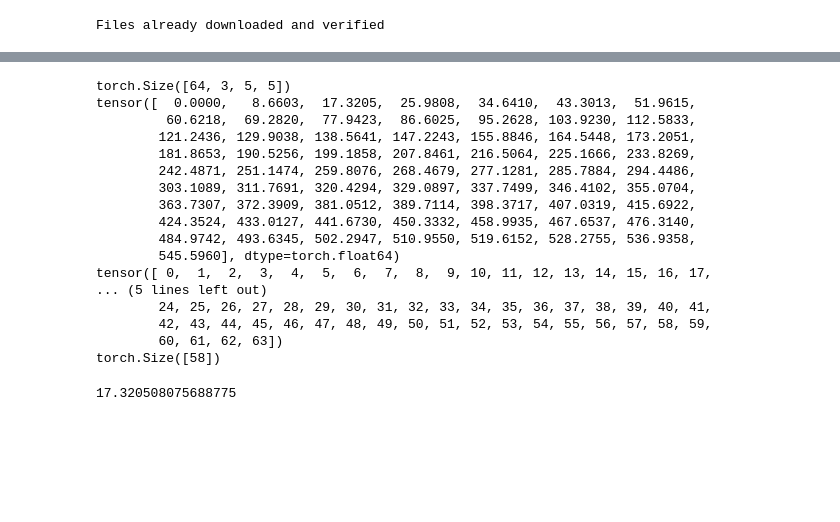
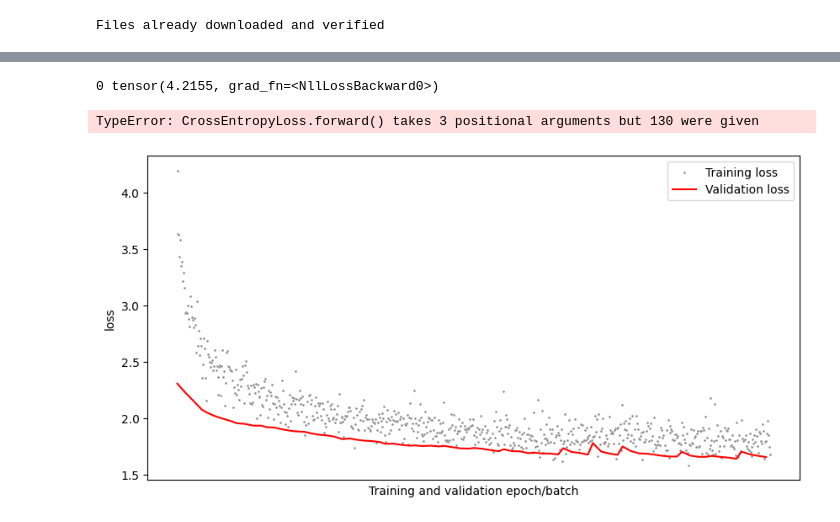
Before and after one commit to cchu70/klab_rotation, a Jupyter notebook: 06_mini_AlexNet-prune.ipynb, the cells around one changed output, grey strips where cells are left out. Saved outputs shown, nothing was run; the diff lists cells and outputs as text; code cells hidden in the pictures; blank space fills up the shorter version.

Commit message:
debugging validation loss

```diff
--- a/06_mini_AlexNet-prune.ipynb
+++ b/06_mini_AlexNet-prune.ipynb
@@ -192,39 +39,0 @@ torch.Size([64])
-# %%
-X = torch.ones(64,3,5,5) * np.arange(64).reshape(-1, 1, 1, 1)
-print(X.shape)
-# print(X)
-
-L2 = X.pow(2).sum(dim=(1, 2, 3)).pow(0.5)
-print(L2)
-sort_idx = np.argsort(L2)
-print(sort_idx)
-
-# remove lowest k
-gamma = 0.1
-remove_num = int(len(sort_idx) * gamma )
-print(remove_num)
-
-print(sort_idx[remove_num:])
-print(sort_idx[remove_num:].shape)
-# %% [output]
-torch.Size([64, 3, 5, 5])
-tensor([  0.0000,   8.6603,  17.3205,  25.9808,  34.6410,  43.3013,  51.9615,
-         60.6218,  69.2820,  77.9423,  86.6025,  95.2628, 103.9230, 112.5833,
-        121.2436, 129.9038, 138.5641, 147.2243, 155.8846, 164.5448, 173.2051,
-        181.8653, 190.5256, 199.1858, 207.8461, 216.5064, 225.1666, 233.8269,
-        242.4871, 251.1474, 259.8076, 268.4679, 277.1281, 285.7884, 294.4486,
-        303.1089, 311.7691, 320.4294, 329.0897, 337.7499, 346.4102, 355.0704,
-        363.7307, 372.3909, 381.0512, 389.7114, 398.3717, 407.0319, 415.6922,
-        424.3524, 433.0127, 441.6730, 450.3332, 458.9935, 467.6537, 476.3140,
-        484.9742, 493.6345, 502.2947, 510.9550, 519.6152, 528.2755, 536.9358,
-        545.5960], dtype=torch.float64)
-tensor([ 0,  1,  2,  3,  4,  5,  6,  7,  8,  9, 10, 11, 12, 13, 14, 15, 16, 17,
-... (5 lines left out)
-        24, 25, 26, 27, 28, 29, 30, 31, 32, 33, 34, 35, 36, 37, 38, 39, 40, 41,
-        42, 43, 44, 45, 46, 47, 48, 49, 50, 51, 52, 53, 54, 55, 56, 57, 58, 59,
-        60, 61, 62, 63])
-torch.Size([58])
-# %%
-np.sqrt(300)
-# %% [output]
-17.320508075688775
@@ -230,0 +42,31 @@ np.sqrt(300)
+# %%
+num_classes = 10 # output number of classes
+num_epochs = 20  # number of total training loops?
+# batch_size = 128  # how much data to train on at a time
+learning_rate = 0.005 # SGD step size. Scheduler with 0.1 for 0-100, 0.01 for 100-200, and 0.001 for 200 to 250
+
+random_model = RandomPruneNet(num_training_iter=num_epochs, num_classes=num_classes, verbose=False).to(device)
+
+random_train_losses_epoch, random_val_losses_epoch, random_test_df = full_train(
+    random_model,
+    train_loader, valid_loader, test_loader,
+    learning_rate = 0.005,
+    loss_fn = nn.CrossEntropyLoss(),
+    model_update_params=True,
+    plot=False,
+    verbose=False,
+)
+# %% [output]
+0 tensor(4.2155, grad_fn=<NllLossBackward0>)
+TypeError: CrossEntropyLoss.forward() takes 3 positional arguments but 130 were given
+# %%
+random_stack_training_losses_df, random_stack_val_losses_df = format_training_outputs(random_train_losses_epoch, random_val_losses_epoch)
+# %%
+fig, ax = plt.subplots(figsize=(10, 5))
+sns.scatterplot(random_stack_training_losses_df.reset_index(), x='index', y='loss', label='Training loss', alpha=1.0, c='gray', s=4, ax=ax)
+sns.lineplot(random_stack_val_losses_df.reset_index(), x='index', y='loss',  label='Validation loss', c='red', ax=ax)
+plt.xticks([])
+plt.xlabel('Training and validation epoch/batch')
+plt.show()
+# %% [output]
+[figure, added]
```
Also changed, not shown: parts of 23 cells of this notebook, 12 other files.
